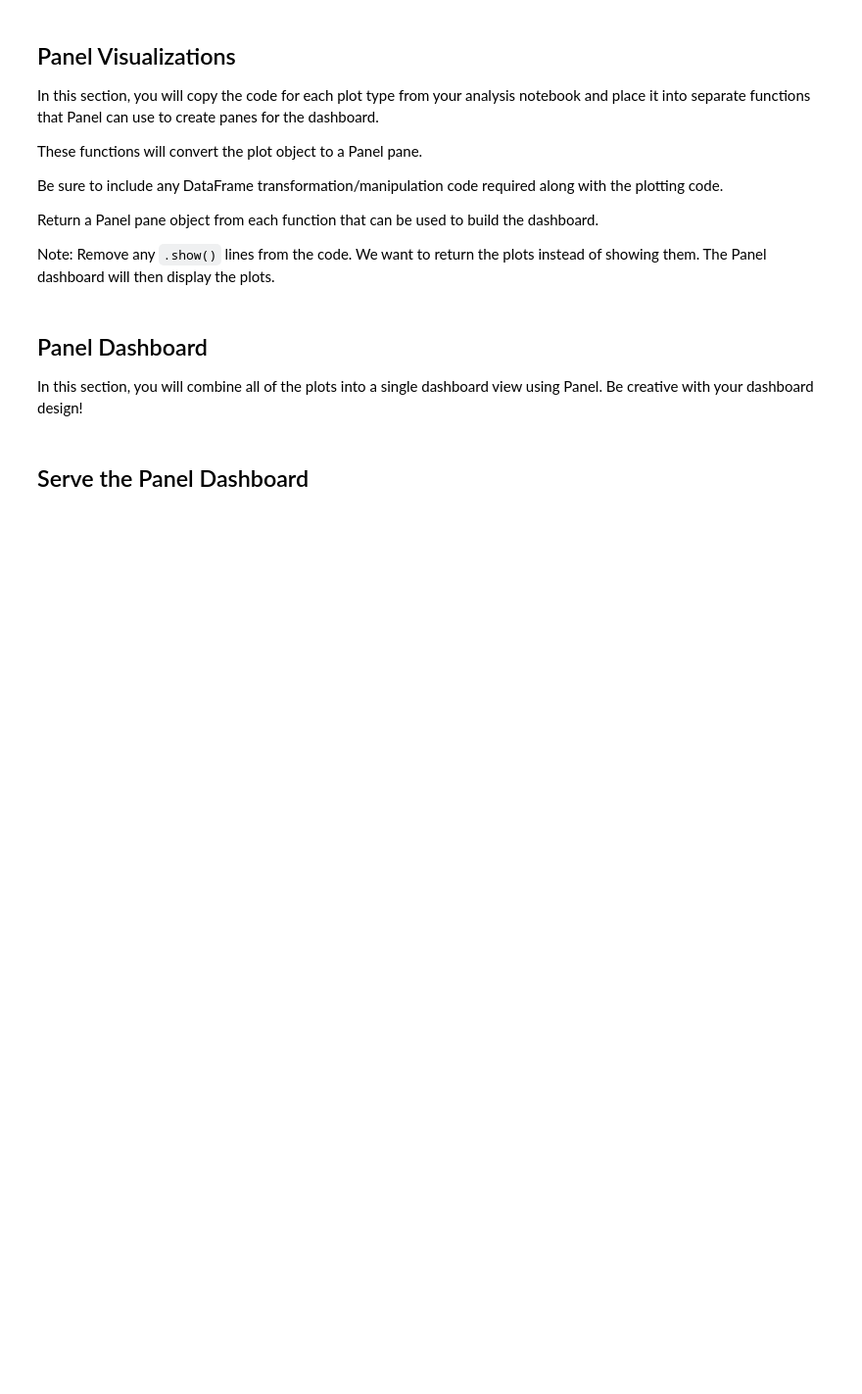
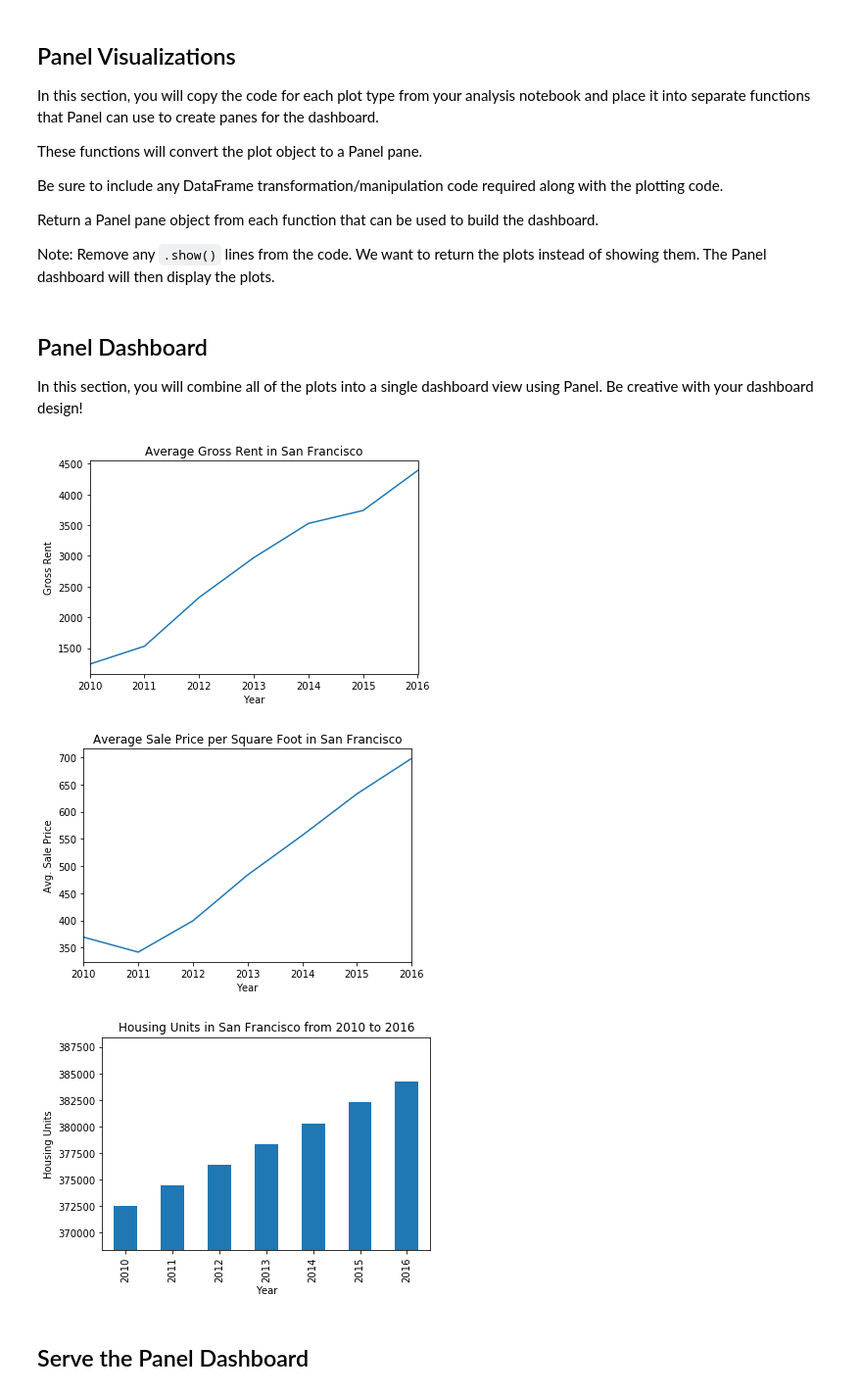
Before and after one commit to sbernard1129/Unit-6, a Jupyter notebook: dashboard.ipynb, the cells around one changed output. Shown at 98% size. Saved outputs shown, nothing was run; the diff lists cells and outputs as text; code cells hidden in the pictures; blank space fills up the shorter version.

```diff
--- a/dashboard.ipynb
+++ b/dashboard.ipynb
@@ -28,7 +28,7 @@ file_path = Path("Data/sfo_neighborhoods_census_data.csv")
 sfo_data = pd.read_csv(file_path, index_col="year")
 
 file_path = Path("Data/neighborhoods_coordinates.csv")
-df_neighborhood_locations = pd.read_csv(file_path)
+df_neighborhood_locations = pd.read_csv(file_path, index_col="Neighborhood")
 # %% [markdown]
 - - -
 # %% [markdown]
@@ -100,3 +160,36 @@ In this section, you will combine all of the plots into a single dashboard view
+# %%
+row = pn.Row(average_gross_rent(), average_sales_price())
+
+avg_column = pn.Column(
+    "## Gross Rent and Sale Price", housing_units_per_year, row
+)
+
+interact_column = pn.Column(
+    "## Interact with neighborhood prices", average_price_by_neighborhood()
+)
+
+top10_column = pn.Column(
+    "## Top 10 most expensive areas", top_most_expensive_neighborhoods()
+)
+
+par_column = pn.Column(
+    "## Parallel graph", parallel_coordinates(), parallel_categories()
+)
+
+mapbox_column = pn.Column(
+    "## Mapbox API", neighborhood_map()
+)
+
+panel = pn.Tabs(
+    ("Summary averages", avg_column),
+    ("Neighborhoods", interact_column),
+    ("Parallel", par_column),
+    ("Mapbox", mapbox_column)
+)
+# %% [output]
+[figure, added]
+[figure, added]
+[figure, added]
 # %% [markdown]
 ## Serve the Panel Dashboard
 # %%
```
Also changed, not shown: parts of 5 cells of this notebook, 1 other file.
